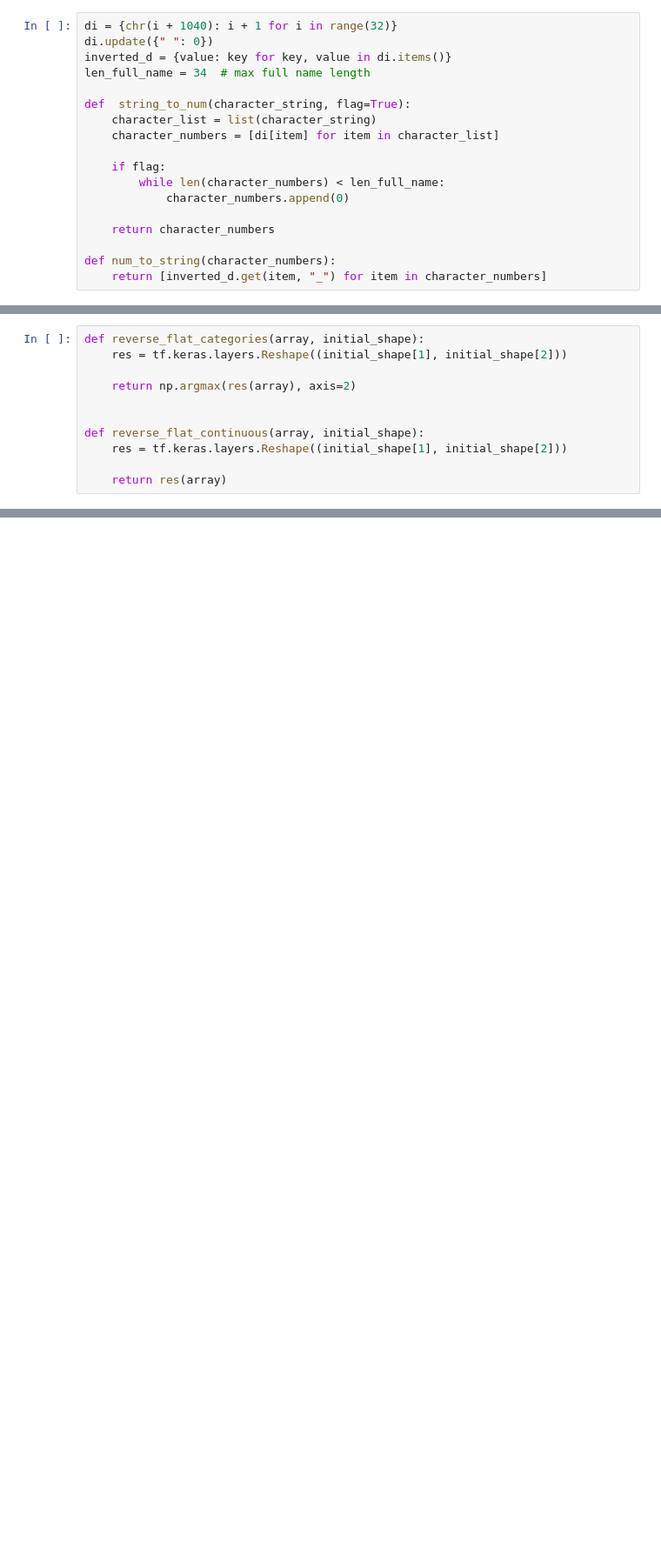
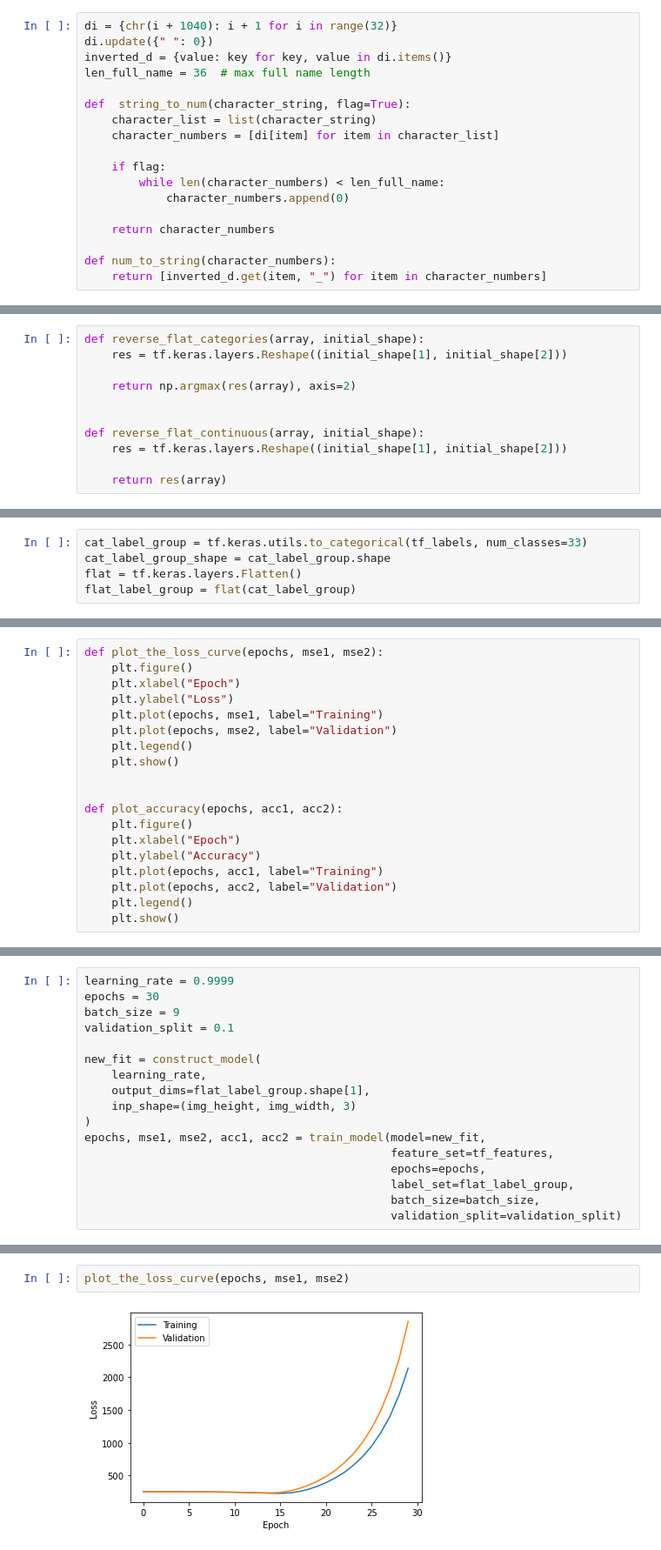
Before and after one commit to volinader/computer_vision, a Jupyter notebook: test_task3.ipynb, the cells around one changed output, grey strips where cells are left out. Shown: that part at 87% size. Saved outputs shown, nothing was run; the diff lists cells and outputs as text; blank space fills up the shorter version.

```diff
--- a/test_task3.ipynb
+++ b/test_task3.ipynb
@@ -12,7 +14,7 @@ from pathlib import Path
 di = {chr(i + 1040): i + 1 for i in range(32)}
 di.update({" ": 0})
 inverted_d = {value: key for key, value in di.items()}
-len_full_name = 34  # max full name length
+len_full_name = 36  # max full name length
 
 def  string_to_num(character_string, flag=True):
     character_list = list(character_string)
@@ -90,0 +103,5 @@ with open("extra_labels.txt") as f:
+# %%
+cat_label_group = tf.keras.utils.to_categorical(tf_labels, num_classes=33)
+cat_label_group_shape = cat_label_group.shape
+flat = tf.keras.layers.Flatten()
+flat_label_group = flat(cat_label_group)
@@ -90,0 +124,19 @@ with open("extra_labels.txt") as f:
+# %%
+def plot_the_loss_curve(epochs, mse1, mse2):
+    plt.figure()
+    plt.xlabel("Epoch")
+    plt.ylabel("Loss")
+    plt.plot(epochs, mse1, label="Training")
+    plt.plot(epochs, mse2, label="Validation")
+    plt.legend()
+    plt.show()
+
+
+def plot_accuracy(epochs, acc1, acc2):
+    plt.figure()
+    plt.xlabel("Epoch")
+    plt.ylabel("Accuracy")
+    plt.plot(epochs, acc1, label="Training")
+    plt.plot(epochs, acc2, label="Validation")
+    plt.legend()
+    plt.show()
@@ -90,0 +196,17 @@ with open("extra_labels.txt") as f:
+# %%
+learning_rate = 0.9999
+epochs = 30
+batch_size = 9
+validation_split = 0.1
+
+new_fit = construct_model(
+    learning_rate,
+    output_dims=flat_label_group.shape[1],
+    inp_shape=(img_height, img_width, 3)
+)
+epochs, mse1, mse2, acc1, acc2 = train_model(model=new_fit,
+                                             feature_set=tf_features,
+                                             epochs=epochs,
+                                             label_set=flat_label_group,
+                                             batch_size=batch_size,
+                                             validation_split=validation_split)
@@ -90,0 +231,4 @@ with open("extra_labels.txt") as f:
+# %%
+plot_the_loss_curve(epochs, mse1, mse2)
+# %% [output]
+[figure, added]
```
Also changed, not shown: parts of 16 cells of this notebook.
